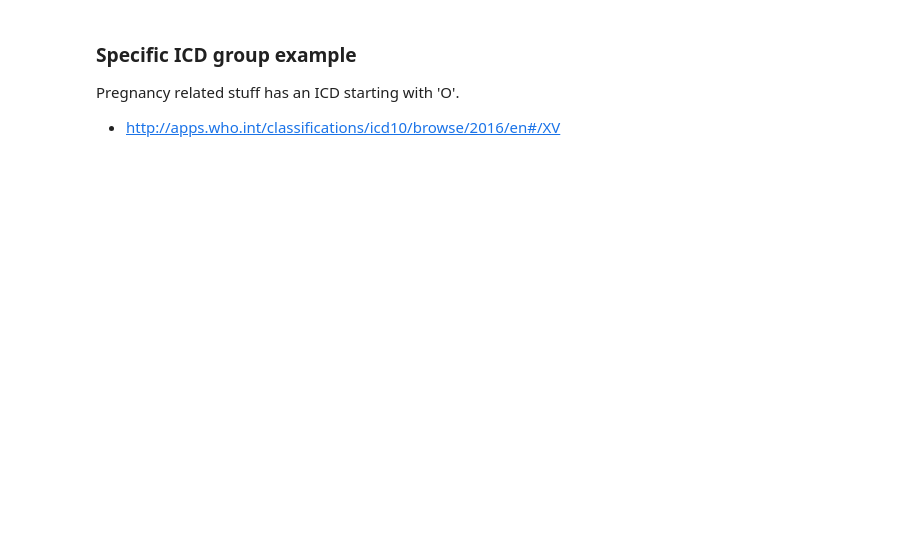
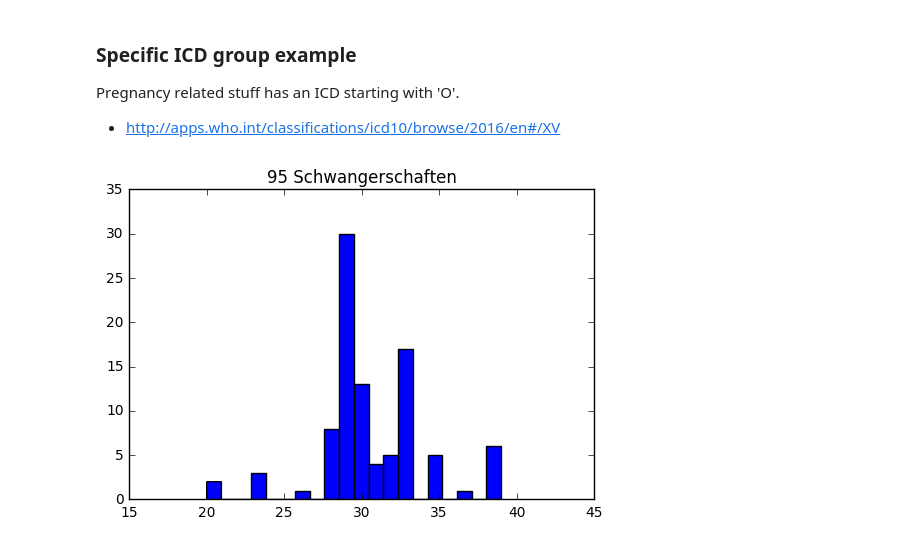
Before and after one commit to IngaIbs/mia, a Jupyter notebook: sql_examples.ipynb, the cells around one changed output. Cells and saved outputs as stored; diff of their text form; code cells hidden in the pictures; blank space fills up the shorter version.

```diff
--- a/sql_examples.ipynb
+++ b/sql_examples.ipynb
@@ -36,12 +38,14 @@ Pregnancy related stuff has an ICD starting with 'O'.
 # %%
 c = db.cursor()
 c.execute('''
     SELECT alter_in_jahren_am_aufnahmetag
     FROM records LEFT OUTER JOIN icd USING (pat_neu)
     WHERE lower(substr(icd_3stellig,1,1)) = 'o'
     ORDER BY alter_in_jahren_am_aufnahmetag
 ''')
 data = c.fetchall()
 plt.title('{} Schwangerschaften'.format(len(data)))
-plt.axis([15, 50, 0, 40])
+plt.axis([15, 45, 0, 35])
 plt.hist([row[0] for row in data], 20);
+# %% [output]
+[figure, added]
```
Also changed, not shown: parts of 6 cells of this notebook, 1 other file.
